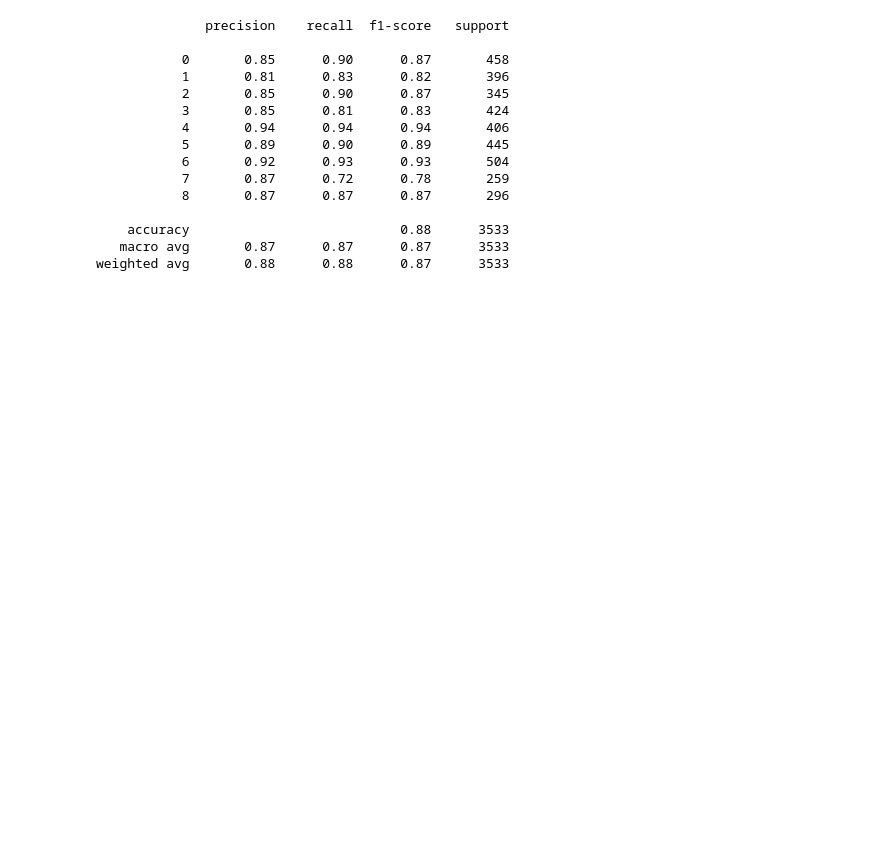
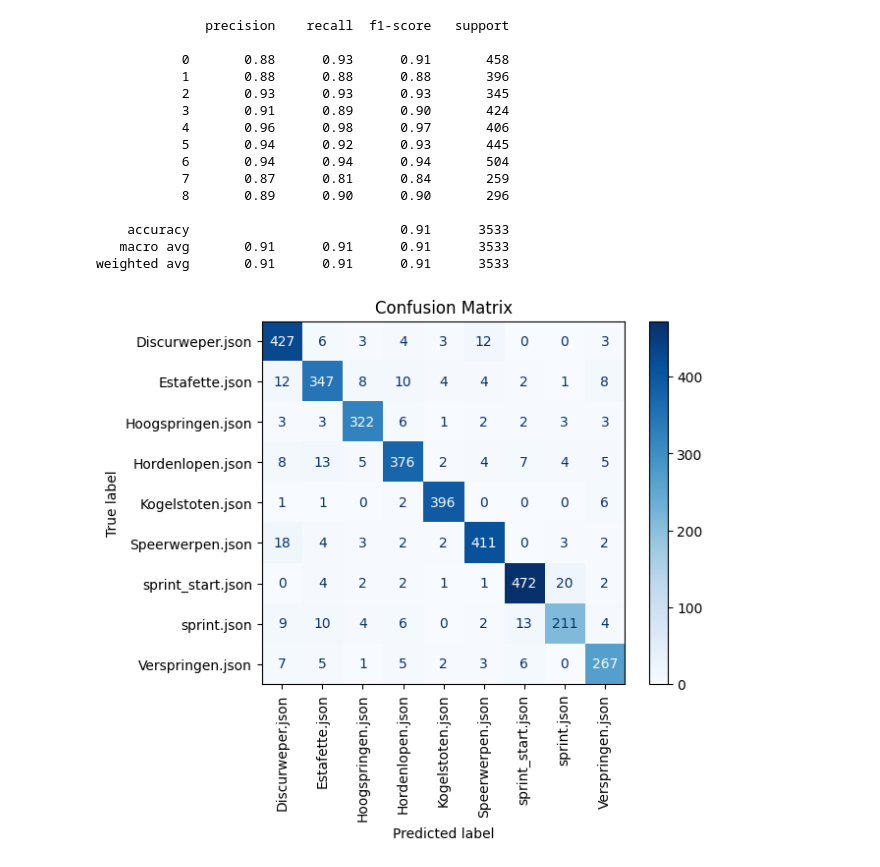
Before and after one commit to AlessCol7/TeamProject-GradindSysAthletes, a Jupyter notebook: Athletes/KeypointDetection/JsonKeypoints/try.ipynb, the cells around one changed output. Saved outputs shown, nothing was run; the diff lists cells and outputs as text; code cells hidden in the pictures; blank space fills up the shorter version.

Commit message:
commit with classification

```diff
--- a/Athletes/KeypointDetection/JsonKeypoints/try.ipynb
+++ b/Athletes/KeypointDetection/JsonKeypoints/try.ipynb
@@ -66,15 +66,3 @@ def load_keypoints(json_folder):
 # Path to folder containing JSON files
 json_folder = "/Users/alessiacolumban/Desktop/TeamProject-GradindSysAthletes/Athletes/KeypointDetection/JsonKeypoints"
 X, y = load_keypoints(json_folder)
-# %%
-def normalize_keypoints(X):
-    for i, keypoints in enumerate(X):
-        # Reshape into pairs of (x, y)
-        keypoints = keypoints.reshape(-1, 2)
-        # Normalize by the range of keypoints
-        x_min, y_min = keypoints.min(axis=0)
-        x_max, y_max = keypoints.max(axis=0)
-        X[i] = ((keypoints - [x_min, y_min]) / (x_max - x_min)).flatten()
-    return X
-
-X = normalize_keypoints(X)
@@ -86,36 +69,43 @@ X_val, X_test, y_val, y_test = train_test_split(X_temp, y_temp, test_size=0.5, r
 # %%
-from sklearn.ensemble import RandomForestClassifier
-from sklearn.metrics import classification_report
-from sklearn.model_selection import train_test_split
+from sklearn.preprocessing import MinMaxScaler
+# Initialize the scaler
+scaler = MinMaxScaler()
 
-# Normalize data
-from sklearn.preprocessing import MinMaxScaler
-scaler = MinMaxScaler()
-X = scaler.fit_transform(X)
+# Split data into training and testing sets first
+X_train, X_test, y_train, y_test = train_test_split(X, y, test_size=0.2, random_state=42)
 
-# Split data into training and testing sets
-X_train, X_test, y_train, y_test = train_test_split(X, y, test_size=0.2, random_state=42)
+# Fit the scaler on the training data and transform both training and testing data
+X_train_scaled = scaler.fit_transform(X_train)
+X_test_scaled = scaler.transform(X_test)
 
 # Train a Random Forest
 clf = RandomForestClassifier()
-clf.fit(X_train, y_train)
+clf.fit(X_train_scaled, y_train)
 
 # Evaluate the model on the test set
-y_pred = clf.predict(X_test)
+y_pred = clf.predict(X_test_scaled)
 print(classification_report(y_test, y_pred))
+
+# Plot confusion matrix
+cm = confusion_matrix(y_test, y_pred)
+disp = ConfusionMatrixDisplay(confusion_matrix=cm, display_labels=list(exercise_labels.keys()))
+disp.plot(cmap=plt.cm.Blues, xticks_rotation='vertical')
+plt.title('Confusion Matrix')
+plt.show()
 # %% [output]
               precision    recall  f1-score   support
 
-           0       0.85      0.90      0.87       458
-           1       0.81      0.83      0.82       396
-           2       0.85      0.90      0.87       345
-           3       0.85      0.81      0.83       424
-           4       0.94      0.94      0.94       406
-           5       0.89      0.90      0.89       445
-           6       0.92      0.93      0.93       504
-           7       0.87      0.72      0.78       259
-           8       0.87      0.87      0.87       296
+           0       0.88      0.93      0.91       458
+           1       0.88      0.88      0.88       396
+           2       0.93      0.93      0.93       345
+           3       0.91      0.89      0.90       424
+           4       0.96      0.98      0.97       406
+           5       0.94      0.92      0.93       445
+           6       0.94      0.94      0.94       504
+           7       0.87      0.81      0.84       259
+           8       0.89      0.90      0.90       296
 
-    accuracy                           0.88      3533
-   macro avg       0.87      0.87      0.87      3533
-weighted avg       0.88      0.88      0.87      3533
+    accuracy                           0.91      3533
+   macro avg       0.91      0.91      0.91      3533
+weighted avg       0.91      0.91      0.91      3533
+[figure, added]
```
Also changed, not shown: parts of 22 cells of this notebook, 3 other files.
